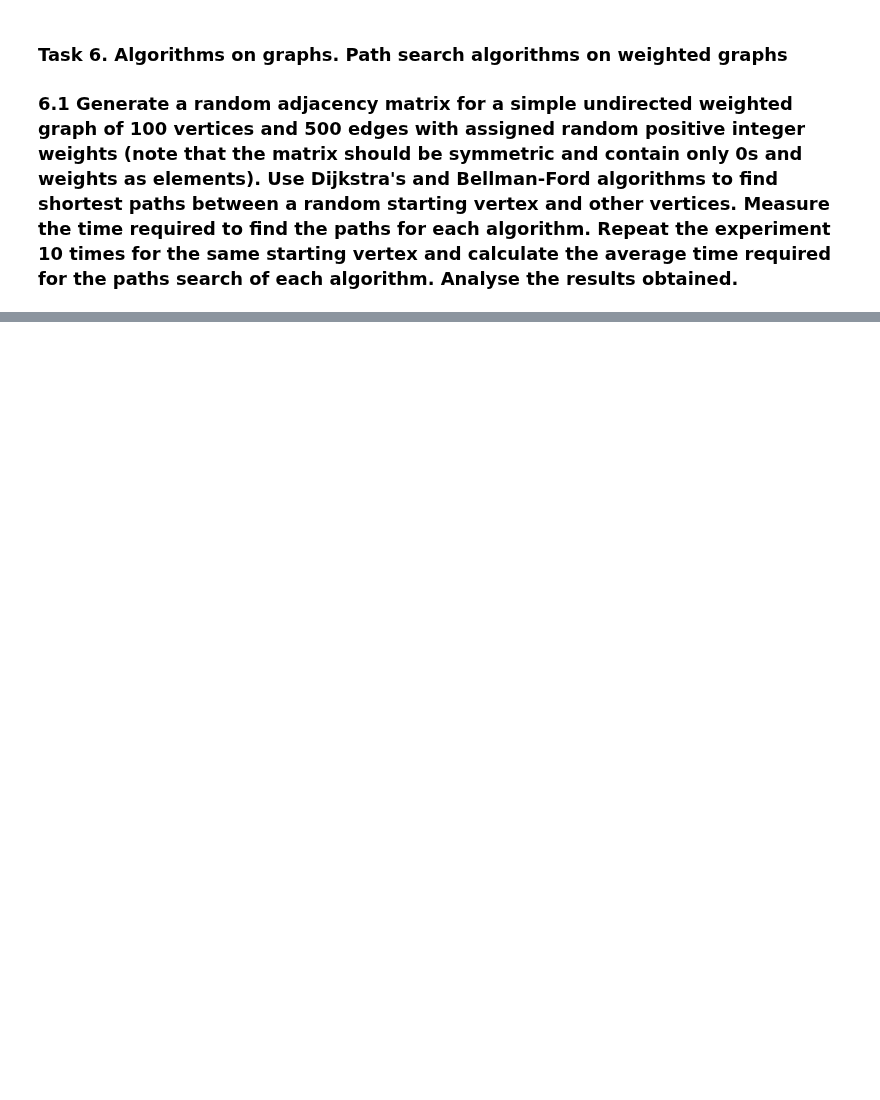
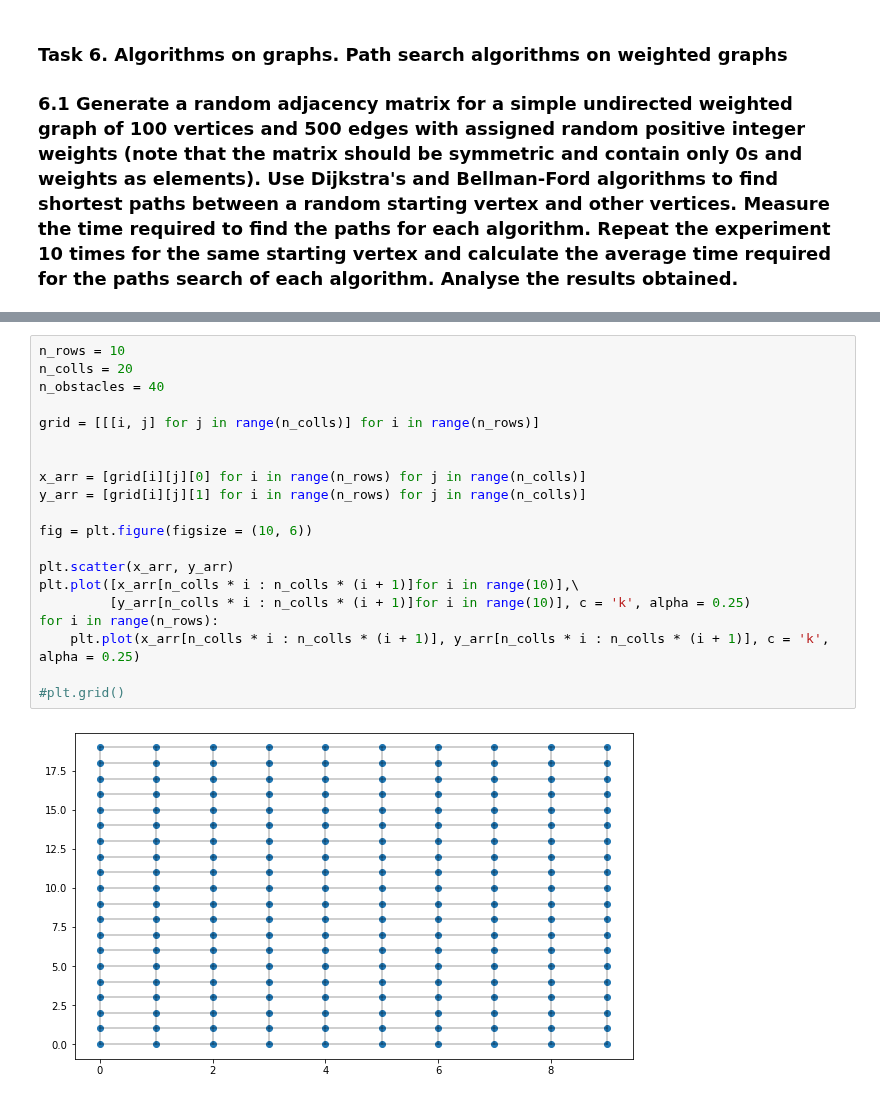
Before and after one commit to belpablo/Algorithms-21, a Jupyter notebook: Lab_6/Lab_6.ipynb, the cells around one changed output, grey strips where cells are left out. Saved outputs shown, nothing was run; the diff lists cells and outputs as text; blank space fills up the shorter version.

```diff
--- a/Lab_6/Lab_6.ipynb
+++ b/Lab_6/Lab_6.ipynb
@@ -115,0 +150,22 @@ print("{:f}".format(np.pi))
+# %%
+n_rows = 10
+n_colls = 20
+n_obstacles = 40
+
+grid = [[[i, j] for j in range(n_colls)] for i in range(n_rows)]
+
+
+x_arr = [grid[i][j][0] for i in range(n_rows) for j in range(n_colls)]
+y_arr = [grid[i][j][1] for i in range(n_rows) for j in range(n_colls)]
+
+fig = plt.figure(figsize = (10, 6))
+
+plt.scatter(x_arr, y_arr)
+plt.plot([x_arr[n_colls * i : n_colls * (i + 1)]for i in range(10)],\
+         [y_arr[n_colls * i : n_colls * (i + 1)]for i in range(10)], c = 'k', alpha = 0.25)
+for i in range(n_rows):
+    plt.plot(x_arr[n_colls * i : n_colls * (i + 1)], y_arr[n_colls * i : n_colls * (i + 1)], c = 'k', alpha = 0.25)
+
+#plt.grid()
+# %% [output]
+[figure, added]
```
Also changed, not shown: parts of 5 cells of this notebook.
